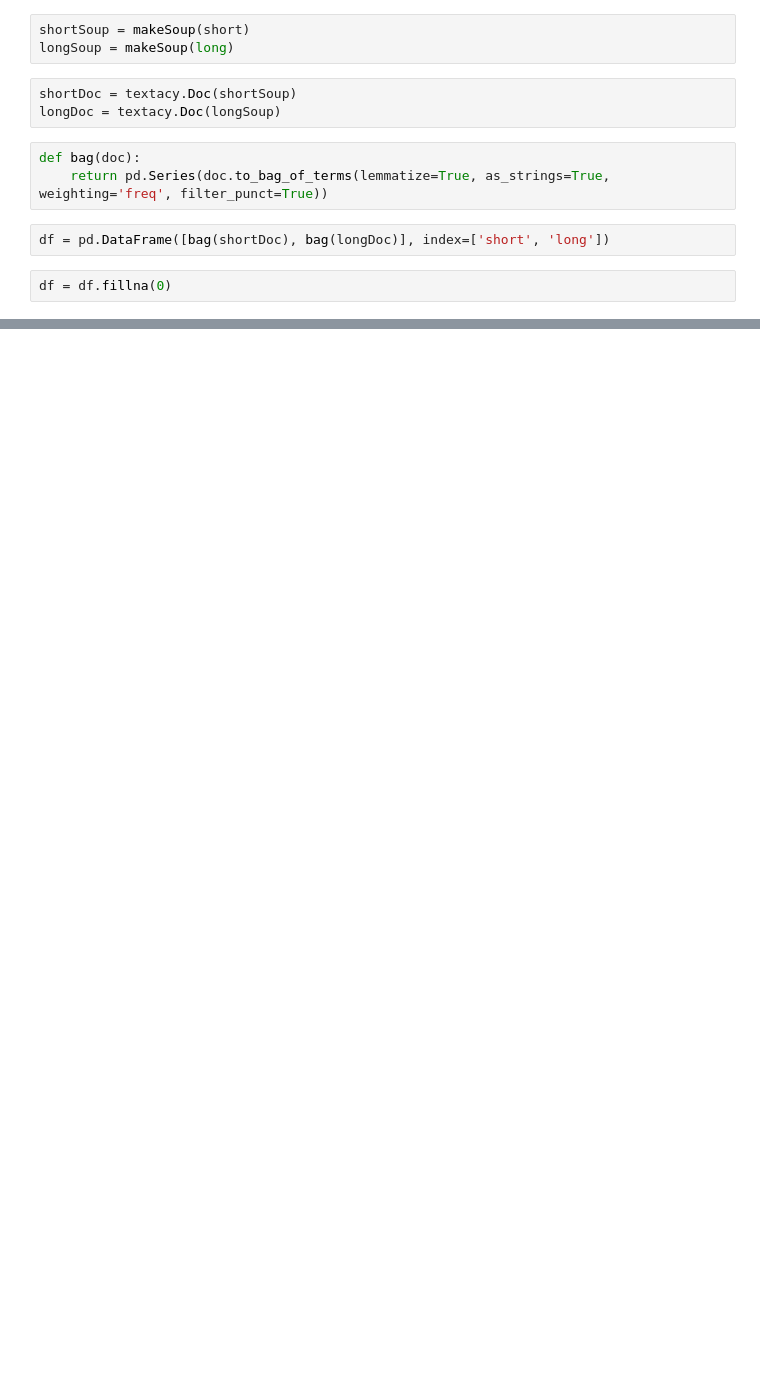
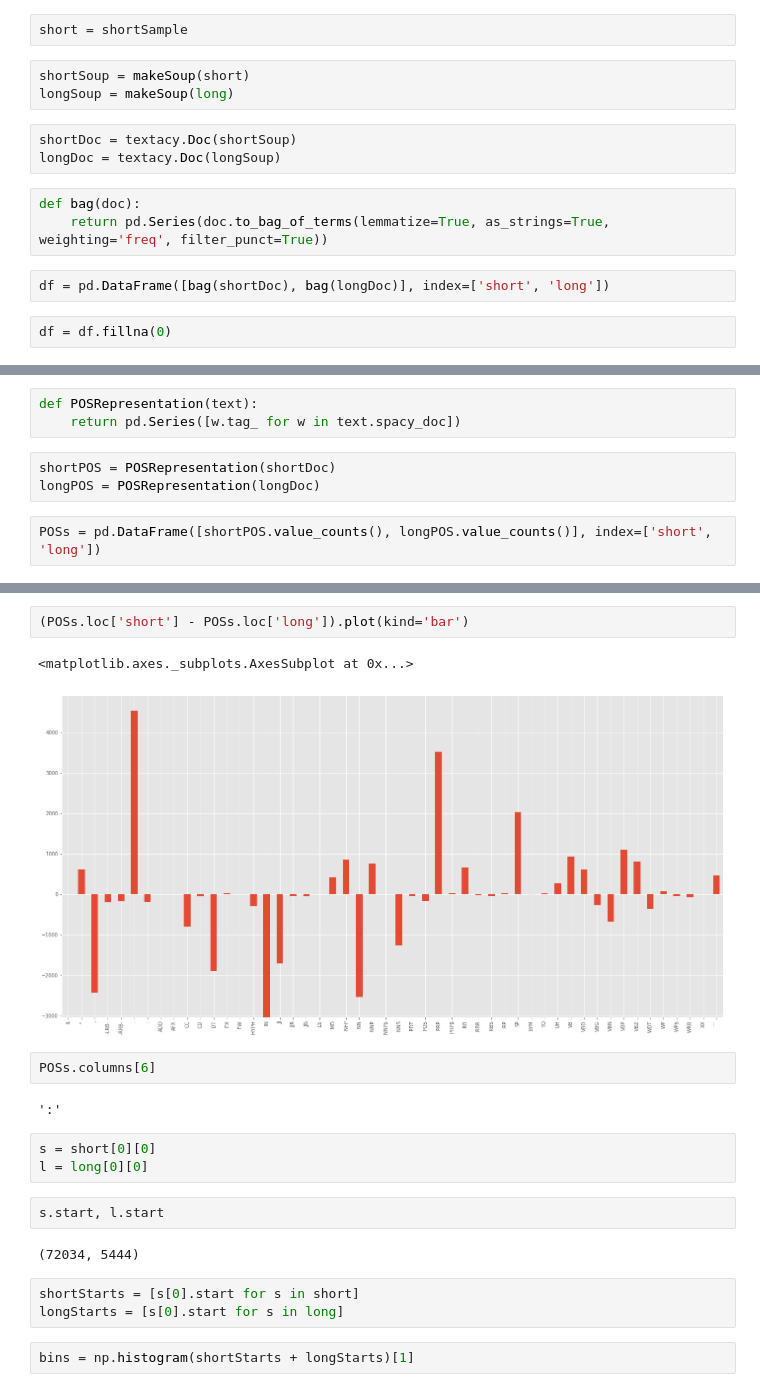
Before and after one commit to JonathanReeve/james-sentence, a Jupyter notebook: short-vs-long.ipynb, the cells around one changed output, grey strips where cells are left out. Saved outputs shown, nothing was run; the diff lists cells and outputs as text; blank space fills up the shorter version.

```diff
--- a/short-vs-long.ipynb
+++ b/short-vs-long.ipynb
@@ -48,3 +77,5 @@ def makeSoup(sentList):
+# %%
+short = shortSample
 # %%
 shortSoup = makeSoup(short)
 longSoup = makeSoup(long)
@@ -141,0 +120,8 @@ dtype: float64
+# %%
+def POSRepresentation(text):
+    return pd.Series([w.tag_ for w in text.spacy_doc])
+# %%
+shortPOS = POSRepresentation(shortDoc)
+longPOS = POSRepresentation(longDoc)
+# %%
+POSs = pd.DataFrame([shortPOS.value_counts(), longPOS.value_counts()], index=['short', 'long'])
@@ -141,0 +144,21 @@ dtype: float64
+# %%
+(POSs.loc['short'] - POSs.loc['long']).plot(kind='bar')
+# %% [output]
+<matplotlib.axes._subplots.AxesSubplot at 0x...>
+[figure, added]
+# %%
+POSs.columns[6]
+# %% [output]
+':'
+# %%
+s = short[0][0]
+l = long[0][0]
+# %%
+s.start, l.start
+# %% [output]
+(72034, 5444)
+# %%
+shortStarts = [s[0].start for s in short]
+longStarts = [s[0].start for s in long]
+# %%
+bins = np.histogram(shortStarts + longStarts)[1]
```
Also changed, not shown: parts of 27 cells of this notebook, 3 other files.
